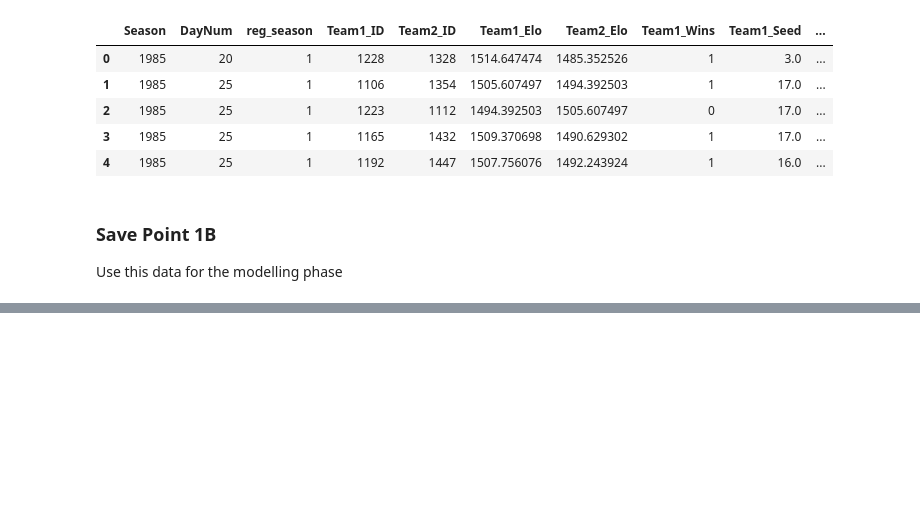
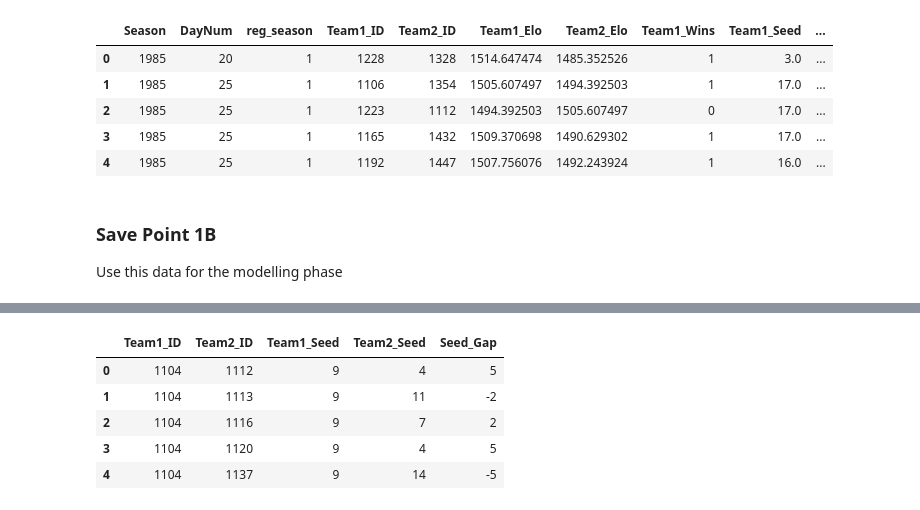
Before and after one commit to hamil168/Data-Science-Misc, a Jupyter notebook: Kaggle_NCAA_2018/Mens/NCAA Men's Basketball 2018 - ELO Calcs.ipynb, the cells around one changed output, grey strips where cells are left out. Cells and saved outputs as stored; diff of their text form; code cells hidden in the pictures; blank space fills up the shorter version.

```diff
--- a/Kaggle_NCAA_2018/Mens/NCAA Men's Basketball 2018 - ELO Calcs.ipynb
+++ b/Kaggle_NCAA_2018/Mens/NCAA Men's Basketball 2018 - ELO Calcs.ipynb
@@ -561,0 +665,13 @@ df.to_csv('NCAA_Men_Data_1B.csv',index=True)
+# %%
+dict = {'Num': 'Team1_Seed'}
+
+test_df.rename(columns = {'Num': 'Team1_Seed'})
+
+test_df.head()
+# %% [output]
+|  | Team1_ID | Team2_ID | Team1_Seed | Team2_Seed | Seed_Gap |
+| 0 | 1104 | 1112 | 9 | 4 | 5 |
+| 1 | 1104 | 1113 | 9 | 11 | -2 |
+| 2 | 1104 | 1116 | 9 | 7 | 2 |
+| 3 | 1104 | 1120 | 9 | 4 | 5 |
+| 4 | 1104 | 1137 | 9 | 14 | -5 |
```
Also changed, not shown: parts of 26 cells of this notebook, 2 other files.
